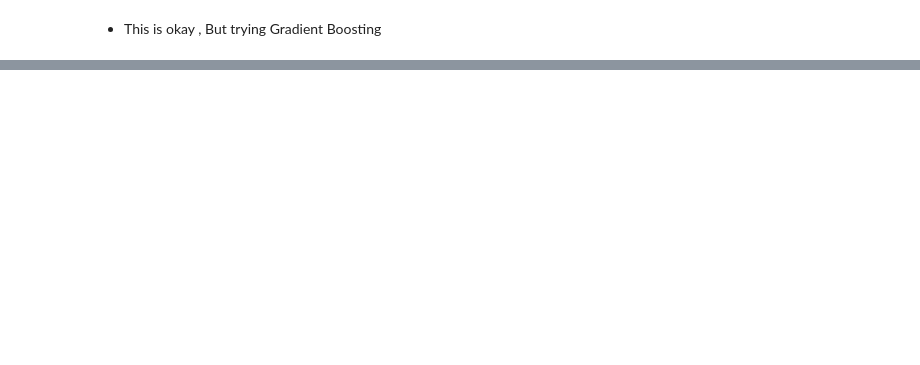
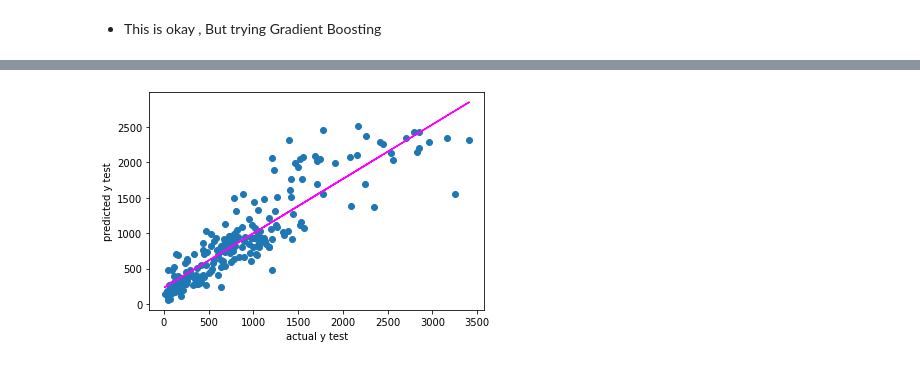
Before and after one commit to NishantBaheti/Azure-DataScience, a Jupyter notebook: FirstRegression.ipynb, the cells around one changed output, grey strips where cells are left out. Cells and saved outputs as stored; diff of their text form; code cells hidden in the pictures; blank space fills up the shorter version.

```diff
--- a/FirstRegression.ipynb
+++ b/FirstRegression.ipynb
@@ -462,0 +511,20 @@ R2 score : 0.7962929586697941
+# %%
+algorithm = GradientBoostingRegressor()
+
+params = {
+    'learning_rate' : [0.1,0.5,1.0],
+    'n_estimators' : [50,100,150]
+}
+
+score = make_scorer(r2_score)
+
+grid_search = GridSearchCV(
+    estimator=algorithm,
+    param_grid=params,
+    scoring=score,
+    cv=3,
+    return_train_score=True
+)
+
+grid_search.fit(X_train,y_train[:,0])
+print("Best Parameter combinations :",grid_search.best_params_)
@@ -462,0 +592,59 @@ R2 score : 0.7962929586697941
+# %%
+from sklearn.compose import ColumnTransformer
+from sklearn.pipeline import Pipeline
+from sklearn.impute import SimpleImputer
+from sklearn.preprocessing import StandardScaler, OneHotEncoder, MinMaxScaler
+from sklearn.ensemble import RandomForestRegressor
+import numpy as np
+
+numeric_features = [6,7,8,9]
+numeric_transformer = Pipeline(
+    steps=[('scaler',StandardScaler())]
+)
+
+categorical_features = [0,1,2,3,4,5]
+categorical_transformer = Pipeline(
+    steps=[('onehot',OneHotEncoder(handle_unknown='ignore'))]
+)
+
+preprocessor = ColumnTransformer(
+    transformers=[
+        ('numeric',numeric_transformer,numeric_features),
+        ('catergorical',categorical_transformer,categorical_features)
+    ]
+)
+
+pipeline = Pipeline(
+    steps=[
+        ('preprocessing',preprocessor),
+        ('regressor',RandomForestRegressor())
+    ]
+)
+
+model_pipeline = pipeline.fit(X_train,y_train)
+print(model_pipeline)
+
+y_pred_pipeline = model_pipeline.predict(X_test)
+
+fig = plt.figure()
+ax = fig.add_subplot(111)
+ax.set(
+    xlabel= "actual y test",
+    ylabel= "predicted y test"
+)
+
+ax.scatter(y_test,y_pred_pipeline)
+
+z = np.polyfit(y_test[:,0], y_pred_pipeline, 1)
+p = np.poly1d(z)
+ax.plot(y_test,p(y_test), color='magenta')
+
+plt.show()
+
+
+from sklearn.metrics import mean_squared_error, r2_score
+
+print("Mean squared error :",mean_squared_error(y_test,y_pred_pipeline))
+print("Root mean squared error :",np.sqrt(mean_squared_error(y_test,y_pred_pipeline)))
+print("R2 score :",r2_score(y_test,y_pred_pipeline))
+# %% [output]
@@ -462,0 +661 @@ R2 score : 0.7962929586697941
+[figure, added]
```
Also changed, not shown: parts of 18 cells of this notebook, 3 other files.
